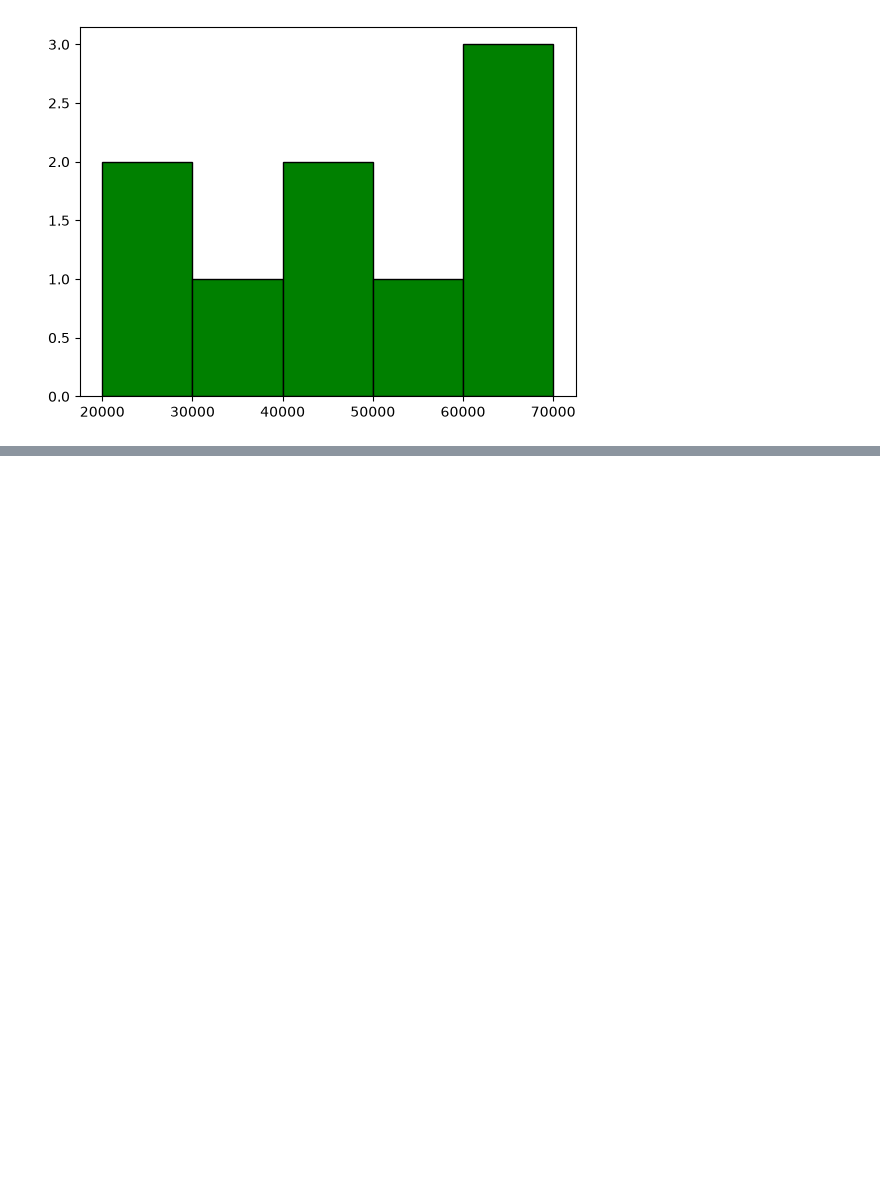
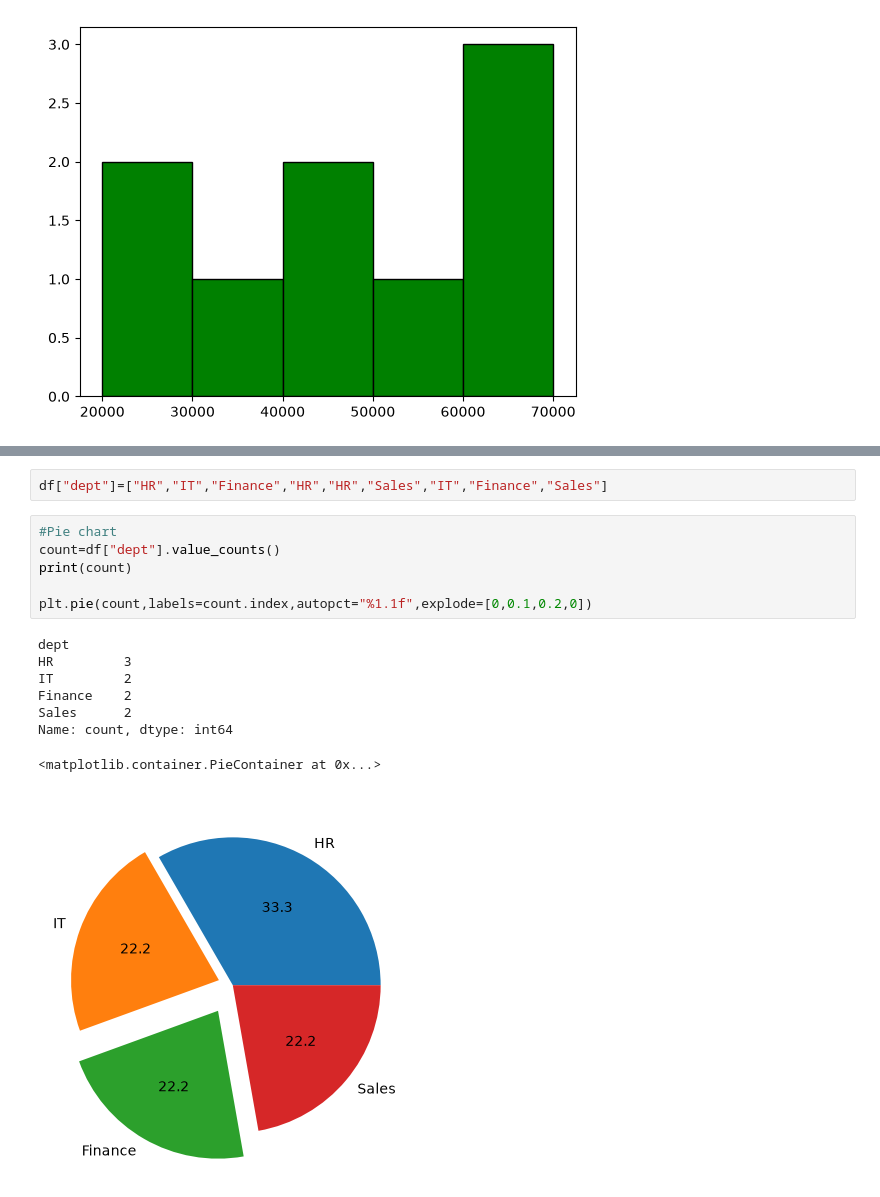
Before and after one commit to Ananya-G-Bharadwaj-Hassan/Python_practice, a Jupyter notebook: Matplotlib/demo.ipynb, the cells around one changed output, grey strips where cells are left out. Drawn from its saved outputs; the diff is of its cells as text; blank space fills up the shorter version.

```diff
--- a/Matplotlib/demo.ipynb
+++ b/Matplotlib/demo.ipynb
@@ -43,0 +57,17 @@ plt.show()
+# %%
+df["dept"]=["HR","IT","Finance","HR","HR","Sales","IT","Finance","Sales"]
+# %%
+#Pie chart
+count=df["dept"].value_counts()
+print(count)
+
+plt.pie(count,labels=count.index,autopct="%1.1f",explode=[0,0.1,0.2,0])
+# %% [output]
+dept
+HR         3
+IT         2
+Finance    2
+Sales      2
+Name: count, dtype: int64
+<matplotlib.container.PieContainer at 0x...>
+[figure, added]
```
Also changed, not shown: parts of 2 cells of this notebook, 3 other files.
